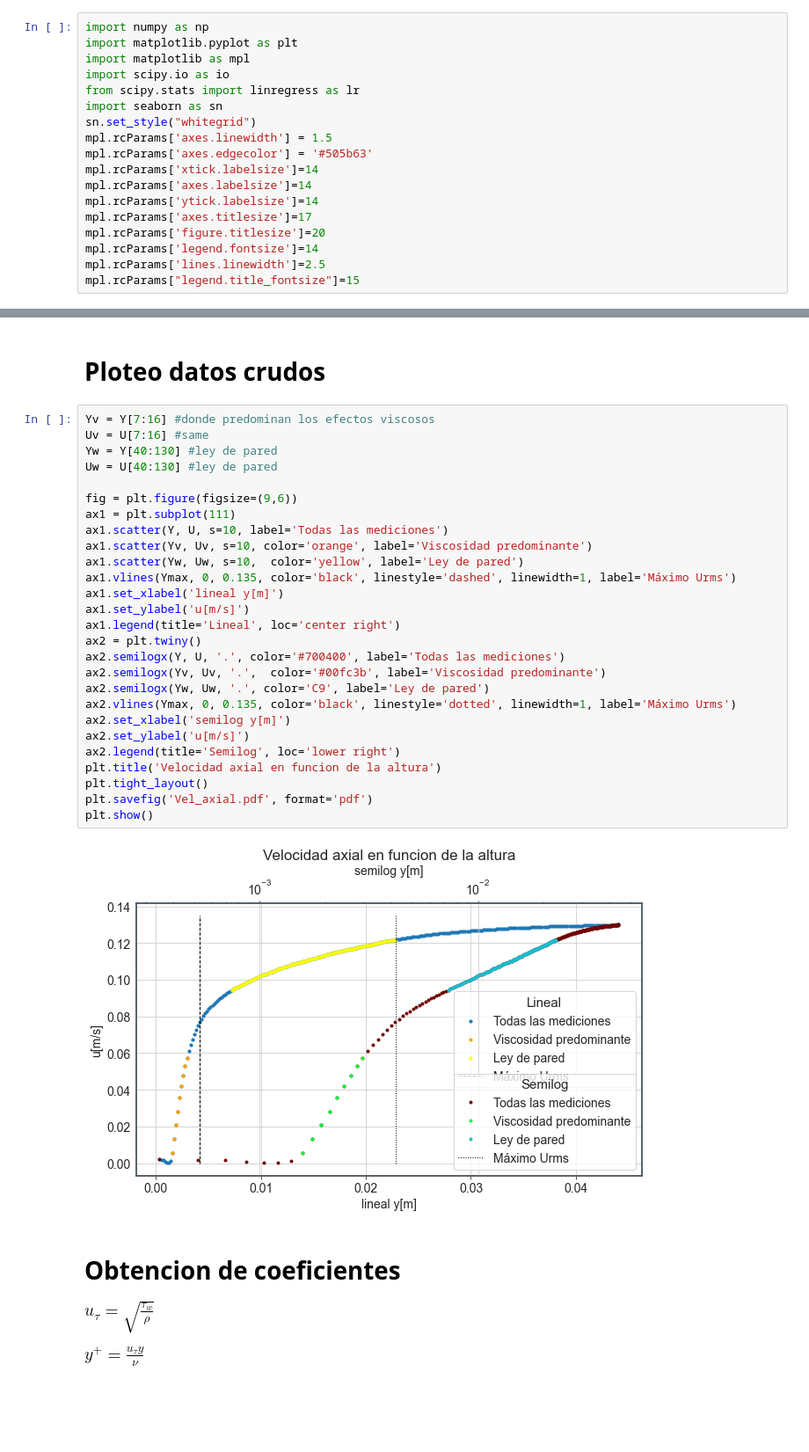
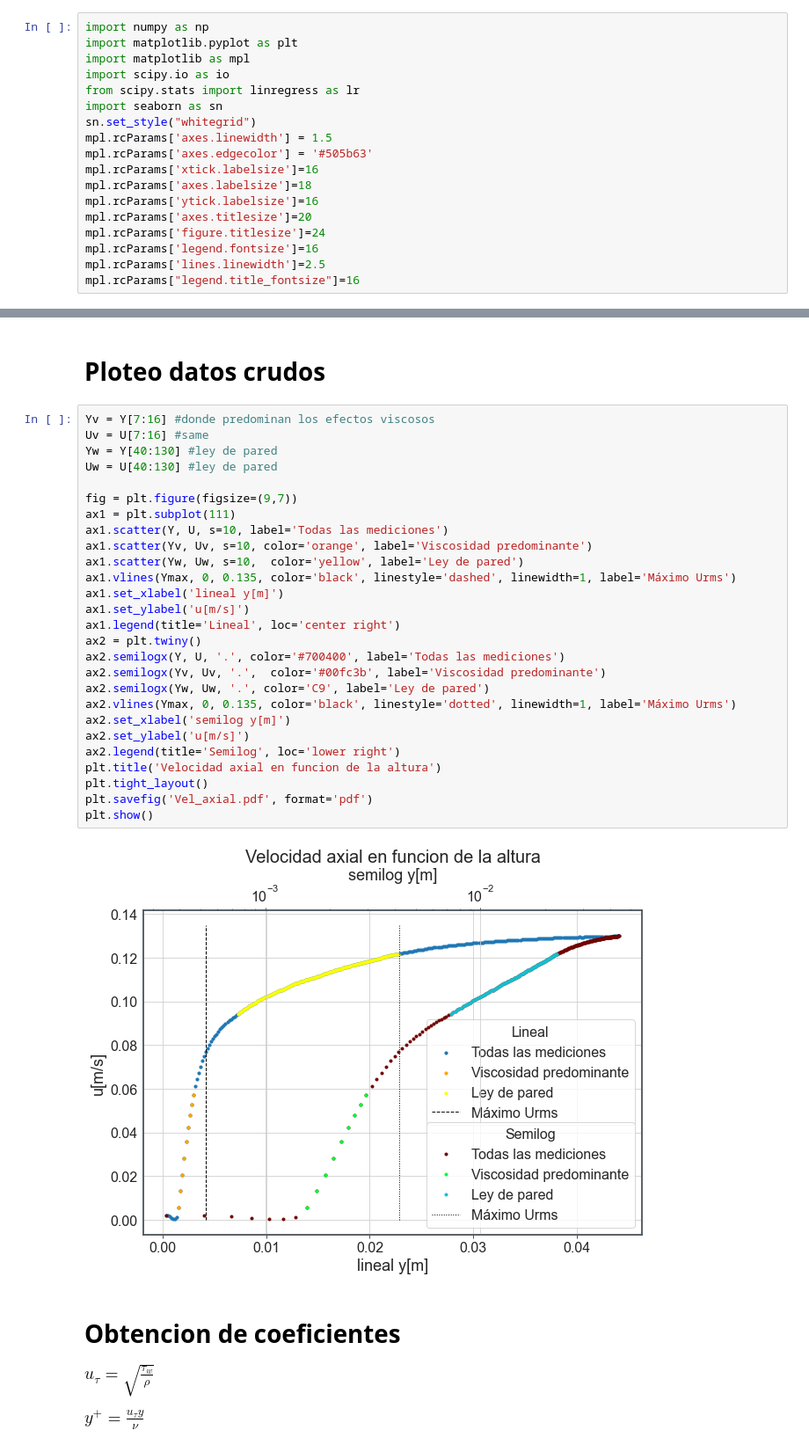
Before and after one commit to francescocamussoni/Lab-IB, a Jupyter notebook: fluid_mechanics.ipynb, the cells around one changed output, grey strips where cells are left out. Shown at 88% size. Drawn from its saved outputs; the diff is of its cells as text; blank space fills up the shorter version.

```diff
--- a/fluid_mechanics.ipynb
+++ b/fluid_mechanics.ipynb
@@ -12,14 +12,14 @@ import seaborn as sn
 sn.set_style("whitegrid")
 mpl.rcParams['axes.linewidth'] = 1.5
 mpl.rcParams['axes.edgecolor'] = '#505b63'
-mpl.rcParams['xtick.labelsize']=14
-mpl.rcParams['axes.labelsize']=14
-mpl.rcParams['ytick.labelsize']=14
-mpl.rcParams['axes.titlesize']=17
-mpl.rcParams['figure.titlesize']=20
-mpl.rcParams['legend.fontsize']=14
+mpl.rcParams['xtick.labelsize']=16
+mpl.rcParams['axes.labelsize']=18
+mpl.rcParams['ytick.labelsize']=16
+mpl.rcParams['axes.titlesize']=20
+mpl.rcParams['figure.titlesize']=24
+mpl.rcParams['legend.fontsize']=16
 mpl.rcParams['lines.linewidth']=2.5
-mpl.rcParams["legend.title_fontsize"]=15
+mpl.rcParams["legend.title_fontsize"]=16
 # %% [markdown]
 # Cargo datos
 # %%
@@ -74,32 +75,32 @@ plt.show()
 # %%
 Yv = Y[7:16] #donde predominan los efectos viscosos
 Uv = U[7:16] #same
 Yw = Y[40:130] #ley de pared
 Uw = U[40:130] #ley de pared
 
-fig = plt.figure(figsize=(9,6))
+fig = plt.figure(figsize=(9,7))
 ax1 = plt.subplot(111)
 ax1.scatter(Y, U, s=10, label='Todas las mediciones')
 ax1.scatter(Yv, Uv, s=10, color='orange', label='Viscosidad predominante')
 ax1.scatter(Yw, Uw, s=10,  color='yellow', label='Ley de pared')
 ax1.vlines(Ymax, 0, 0.135, color='black', linestyle='dashed', linewidth=1, label='Máximo Urms')
 ax1.set_xlabel('lineal y[m]')
 ax1.set_ylabel('u[m/s]')
 ax1.legend(title='Lineal', loc='center right')
 ax2 = plt.twiny()
 ax2.semilogx(Y, U, '.', color='#700400', label='Todas las mediciones')
 ax2.semilogx(Yv, Uv, '.',  color='#00fc3b', label='Viscosidad predominante')
 ax2.semilogx(Yw, Uw, '.', color='C9', label='Ley de pared')
 ax2.vlines(Ymax, 0, 0.135, color='black', linestyle='dotted', linewidth=1, label='Máximo Urms')
 ax2.set_xlabel('semilog y[m]')
 ax2.set_ylabel('u[m/s]')
 ax2.legend(title='Semilog', loc='lower right')
 plt.title('Velocidad axial en funcion de la altura')
 plt.tight_layout()
 plt.savefig('Vel_axial.pdf', format='pdf')
 plt.show()
 # %% [output]
-[figure, old version]
+[figure, new version]
 # %% [markdown]
 # Obtencion de coeficientes
 
```
Also changed, not shown: parts of 9 cells of this notebook, 1 other file.
